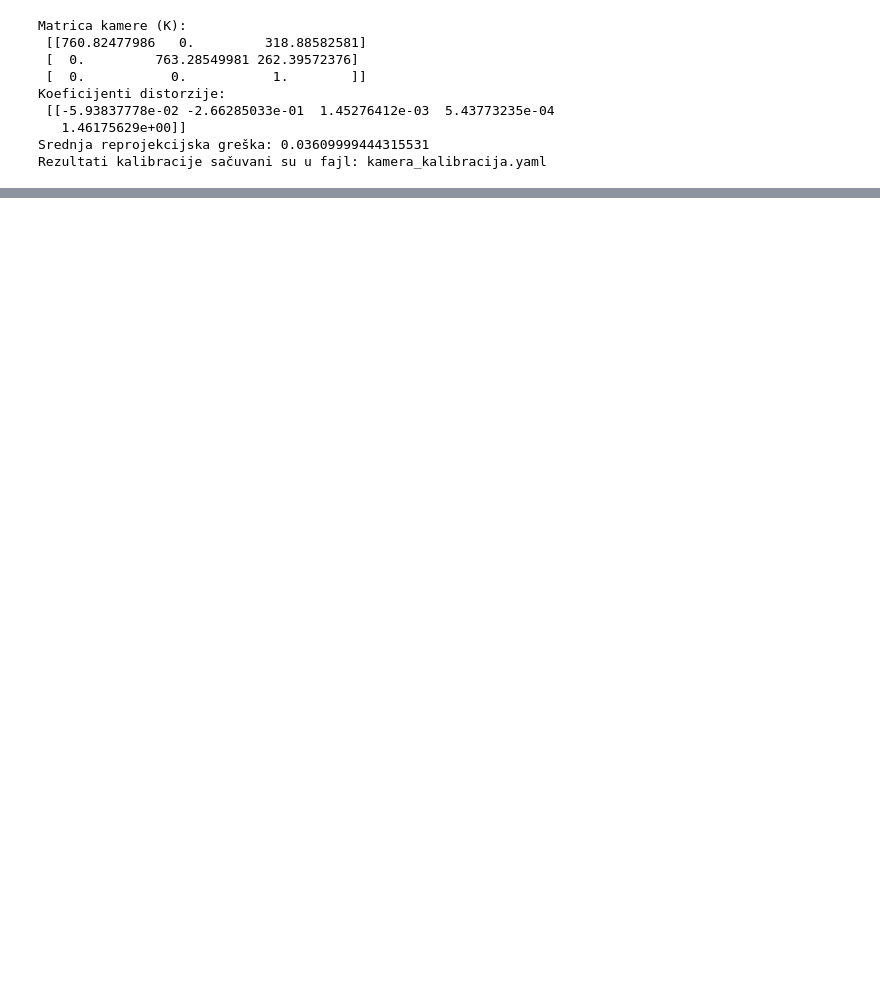
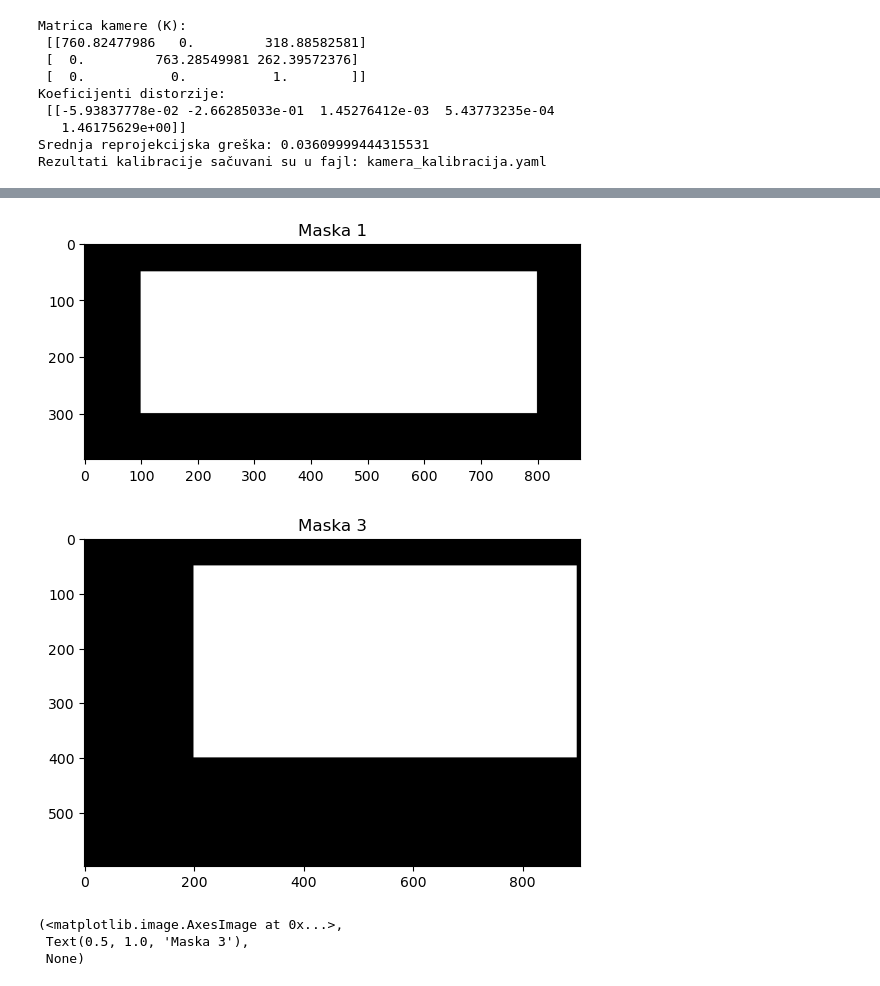
Before and after one commit to selmagolos/ORB-algorithm, a Jupyter notebook: kalibracija.ipynb, the cells around one changed output, grey strips where cells are left out. Saved outputs shown, nothing was run; the diff lists cells and outputs as text; code cells hidden in the pictures; blank space fills up the shorter version.

```diff
--- a/kalibracija.ipynb
+++ b/kalibracija.ipynb
@@ -106 +111,28 @@ plt.imshow(img2_2), plt.show()
 (<matplotlib.image.AxesImage at 0x...>, None)
+# %%
+mask1 = np.zeros_like(img1, dtype=np.uint8)
+mask3 = np.zeros_like(img3, dtype=np.uint8)
+
+# Ovdje upiši okvir zgrade za svaku sliku
+mask1[50:300, 100:800] = 255  # (y1:y2, x1:x2) – za img1
+mask3[50:400, 200:900] = 255  # prilagodi za img3
+sift = cv.SIFT_create()
+kp1, des1 = sift.detectAndCompute(img1, mask1)
+kp3, des3 = sift.detectAndCompute(img3, mask3)
+bf = cv.BFMatcher()
+matches = bf.knnMatch(des1, des3, k=2)
+
+# Lowe ratio test
+good = []
+for m, n in matches:
+    if m.distance < 0.75 * n.distance:
+        good.append(m)
+
+plt.imshow(mask1, cmap='gray'), plt.title("Maska 1"), plt.show()
+plt.imshow(mask3, cmap='gray'), plt.title("Maska 3"), plt.show()
+# %% [output]
+[figure, added]
+[figure, added]
+(<matplotlib.image.AxesImage at 0x...>,
+ Text(0.5, 1.0, 'Maska 3'),
+ None)
```
Also changed, not shown: parts of 3 cells of this notebook.
